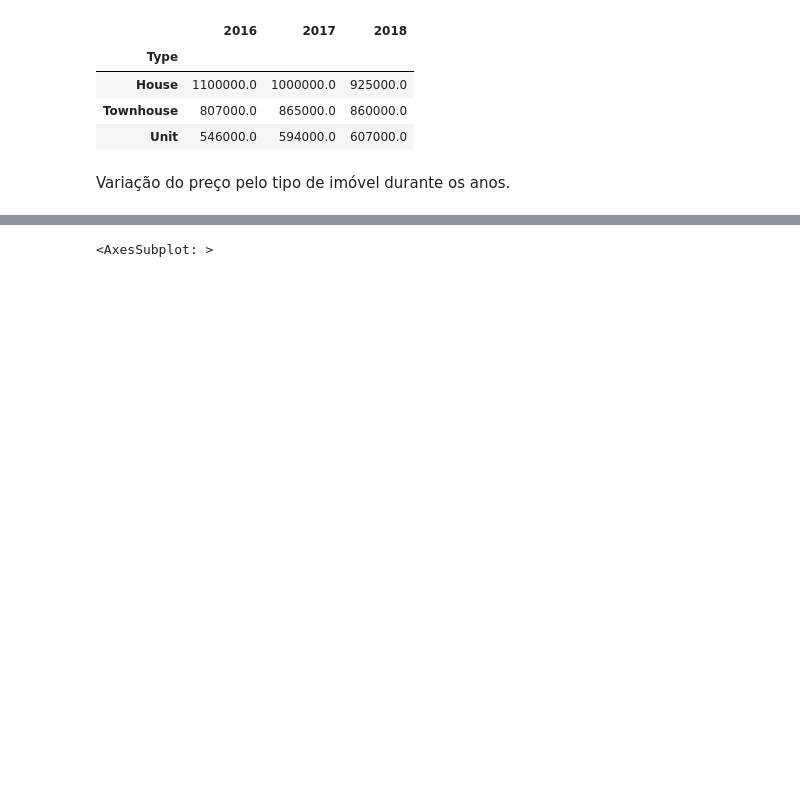
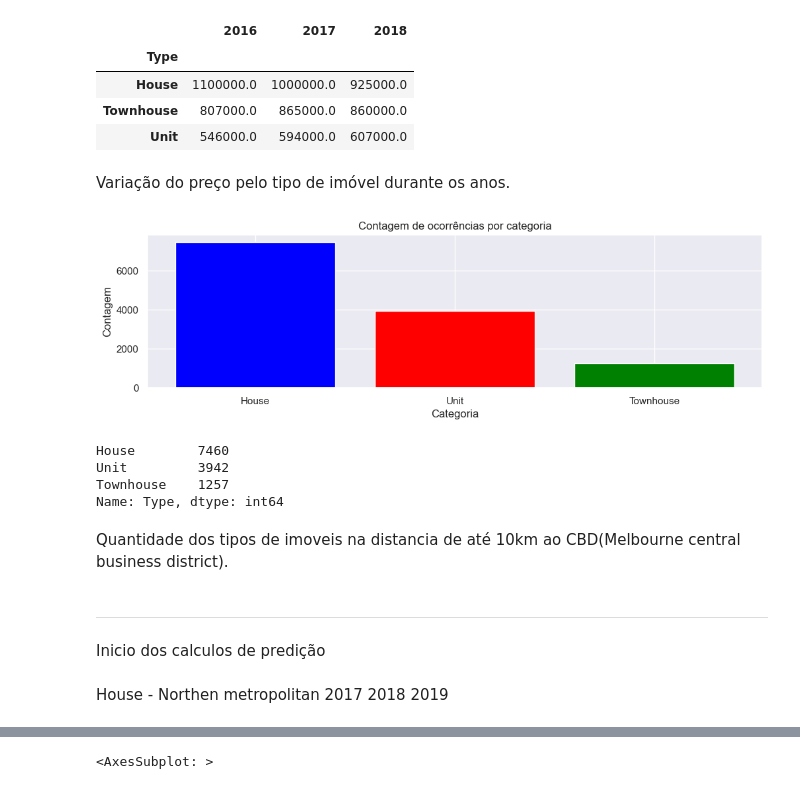
Before and after one commit to Riguini/Melbourne-Housing-Snapshot, a Jupyter notebook: Notebooks/Melbourne_Housing_Dataset.ipynb, the cells around one changed output, grey strips where cells are left out. Cells and saved outputs as stored; diff of their text form; code cells hidden in the pictures; blank space fills up the shorter version.

```diff
--- a/Notebooks/Melbourne_Housing_Dataset.ipynb
+++ b/Notebooks/Melbourne_Housing_Dataset.ipynb
@@ -622,3 +621,30 @@ price_variation
 | Unit | 546000.0 | 594000.0 | 607000.0 |
 # %% [markdown]
 Variação do preço pelo tipo de imóvel durante os anos.
+# %%
+df_distance = df[(df['DistanceRange'] == '0-5') | (df['DistanceRange'] == '5.1-10')]
+counts = df_distance['Type'].value_counts()
+colors = ['blue', 'red', 'green']
+fig, ax = plt.subplots(figsize=(12, 3))
+ax.bar(counts.index, counts.values, color=colors)
+ax.set_title('Contagem de ocorrências por categoria')
+ax.set_xlabel('Categoria')
+ax.set_ylabel('Contagem')
+plt.show()
+# %% [output]
+[figure, added]
+# %%
+df_distance['Type'].value_counts()
+# %% [output]
+House        7460
+Unit         3942
+Townhouse    1257
+Name: Type, dtype: int64
+# %% [markdown]
+Quantidade dos tipos de imoveis na distancia de até 10km ao CBD(Melbourne central business district).
+# %% [markdown]
+***
+# %% [markdown]
+Inicio dos calculos de predição
+# %% [markdown]
+House - Northen metropolitan 2017 2018 2019
```
Also changed, not shown: parts of 13 cells of this notebook.
